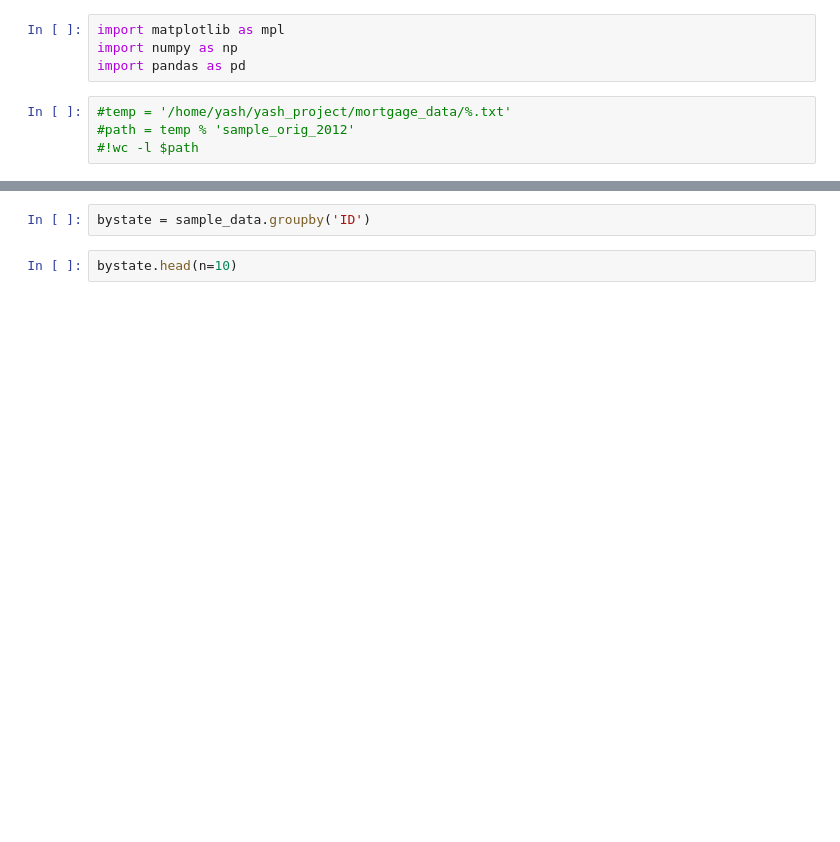
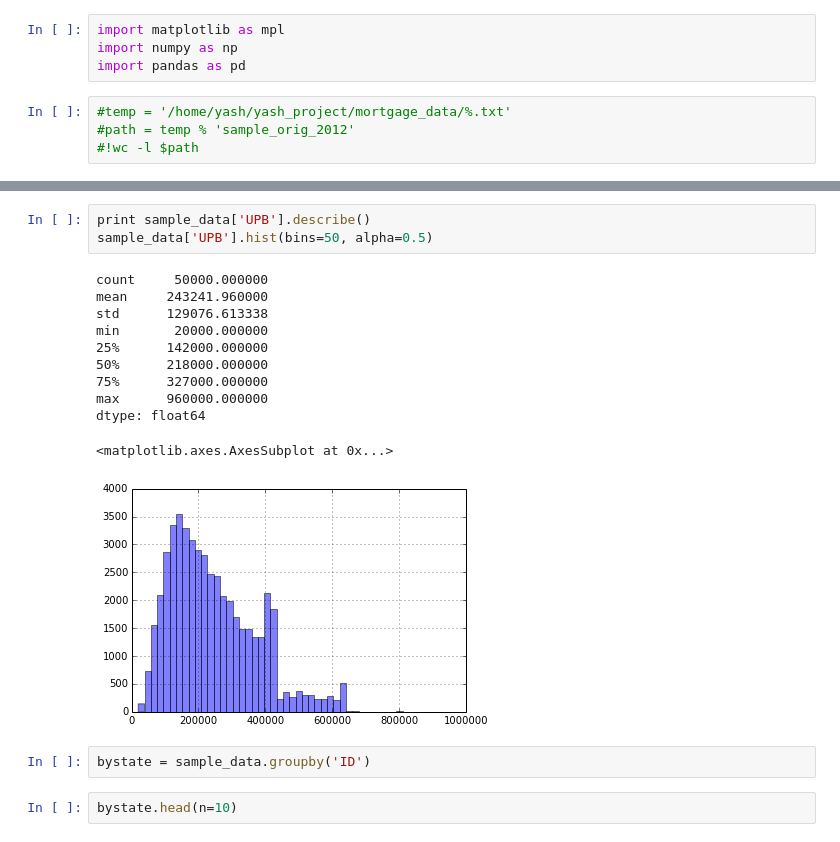
Before and after one commit to tianhuil/dataprojects, a Jupyter notebook: yash/mortgage_data.ipynb, the cells around one changed output, grey strips where cells are left out. Cells and saved outputs as stored; diff of their text form; blank space fills up the shorter version.

```diff
--- a/yash/mortgage_data.ipynb
+++ b/yash/mortgage_data.ipynb
@@ -51,3 +71,18 @@ sample_data.head(n=10)
+# %%
+print sample_data['UPB'].describe()
+sample_data['UPB'].hist(bins=50, alpha=0.5)
+# %% [output]
+count     50000.000000
+mean     243241.960000
+std      129076.613338
+min       20000.000000
+25%      142000.000000
+50%      218000.000000
+75%      327000.000000
+max      960000.000000
+dtype: float64
+<matplotlib.axes.AxesSubplot at 0x...>
+[figure, added]
 # %%
 bystate = sample_data.groupby('ID')
 # %%
```
Also changed, not shown: parts of 5 cells of this notebook.
